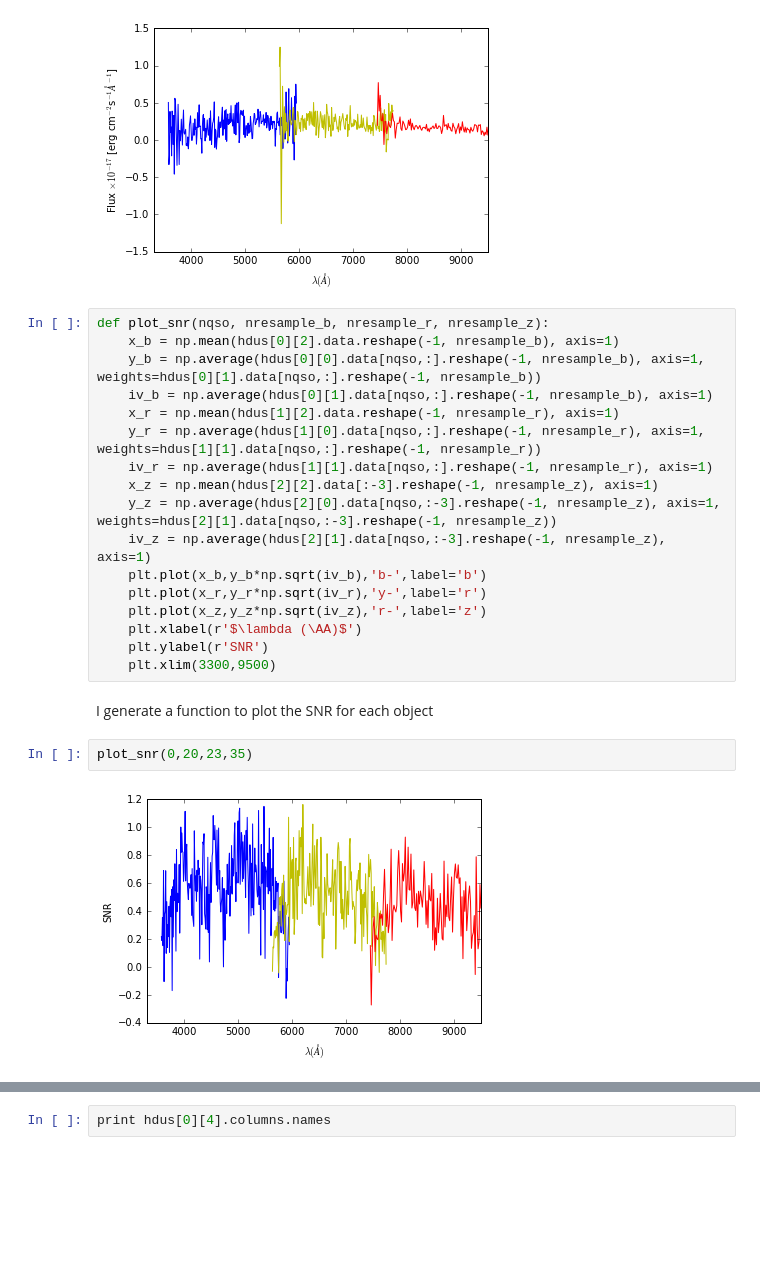
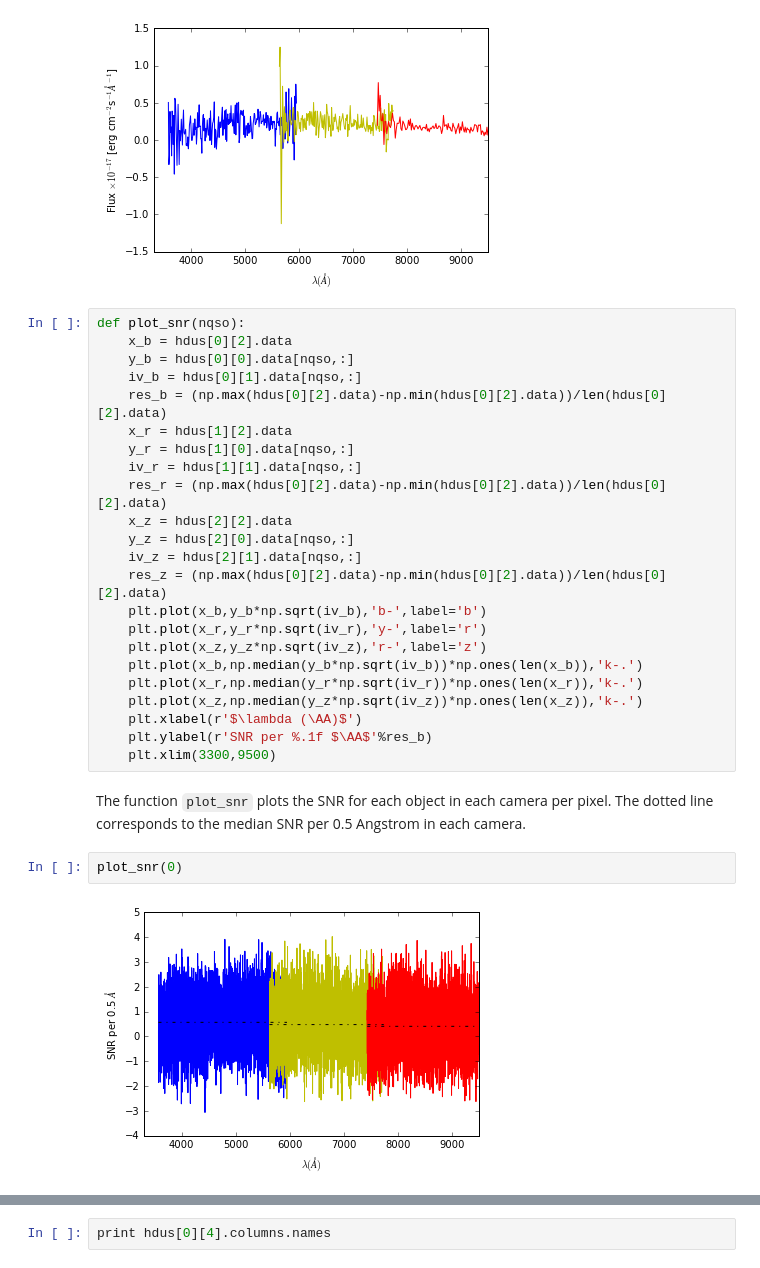
Before and after one commit to fjaviersanchez/OSULymanAlpha, a Jupyter notebook: OSULymanAlpha.ipynb, the cells around one changed output, grey strips where cells are left out. Saved outputs shown, nothing was run; the diff lists cells and outputs as text; blank space fills up the shorter version.

```diff
--- a/OSULymanAlpha.ipynb
+++ b/OSULymanAlpha.ipynb
@@ -59,26 +61,32 @@ plot_smooth(2,20,23,35)
 # %% [output]
 [figure]
 # %%
-def plot_snr(nqso, nresample_b, nresample_r, nresample_z):
-    x_b = np.mean(hdus[0][2].data.reshape(-1, nresample_b), axis=1)
-    y_b = np.average(hdus[0][0].data[nqso,:].reshape(-1, nresample_b), axis=1, weights=hdus[0][1].data[nqso,:].reshape(-1, nresample_b))
-    iv_b = np.average(hdus[0][1].data[nqso,:].reshape(-1, nresample_b), axis=1)
-    x_r = np.mean(hdus[1][2].data.reshape(-1, nresample_r), axis=1)
-    y_r = np.average(hdus[1][0].data[nqso,:].reshape(-1, nresample_r), axis=1, weights=hdus[1][1].data[nqso,:].reshape(-1, nresample_r))
-    iv_r = np.average(hdus[1][1].data[nqso,:].reshape(-1, nresample_r), axis=1)
-    x_z = np.mean(hdus[2][2].data[:-3].reshape(-1, nresample_z), axis=1)
-    y_z = np.average(hdus[2][0].data[nqso,:-3].reshape(-1, nresample_z), axis=1, weights=hdus[2][1].data[nqso,:-3].reshape(-1, nresample_z))
-    iv_z = np.average(hdus[2][1].data[nqso,:-3].reshape(-1, nresample_z), axis=1)
+def plot_snr(nqso):
+    x_b = hdus[0][2].data
+    y_b = hdus[0][0].data[nqso,:]
+    iv_b = hdus[0][1].data[nqso,:]
+    res_b = (np.max(hdus[0][2].data)-np.min(hdus[0][2].data))/len(hdus[0][2].data)
+    x_r = hdus[1][2].data
+    y_r = hdus[1][0].data[nqso,:]
+    iv_r = hdus[1][1].data[nqso,:]
+    res_r = (np.max(hdus[0][2].data)-np.min(hdus[0][2].data))/len(hdus[0][2].data)
+    x_z = hdus[2][2].data
+    y_z = hdus[2][0].data[nqso,:]
+    iv_z = hdus[2][1].data[nqso,:]
+    res_z = (np.max(hdus[0][2].data)-np.min(hdus[0][2].data))/len(hdus[0][2].data)
     plt.plot(x_b,y_b*np.sqrt(iv_b),'b-',label='b')
     plt.plot(x_r,y_r*np.sqrt(iv_r),'y-',label='r')
     plt.plot(x_z,y_z*np.sqrt(iv_z),'r-',label='z')
+    plt.plot(x_b,np.median(y_b*np.sqrt(iv_b))*np.ones(len(x_b)),'k-.')
+    plt.plot(x_r,np.median(y_r*np.sqrt(iv_r))*np.ones(len(x_r)),'k-.')
+    plt.plot(x_z,np.median(y_z*np.sqrt(iv_z))*np.ones(len(x_z)),'k-.')
     plt.xlabel(r'$\lambda (\AA)$')
-    plt.ylabel(r'SNR')
+    plt.ylabel(r'SNR per %.1f $\AA$'%res_b)
     plt.xlim(3300,9500)
-# %% [markdown]
-I generate a function to plot the SNR for each object
+# %% [markdown]
+The function `plot_snr` plots the SNR for each object in each camera per pixel. The dotted line corresponds to the median SNR per 0.5 Angstrom in each camera.
 # %%
-plot_snr(0,20,23,35)
+plot_snr(0)
 # %% [output]
-[figure, old version]
+[figure, new version]
 # %%
```
Also changed, not shown: parts of 6 cells of this notebook.
